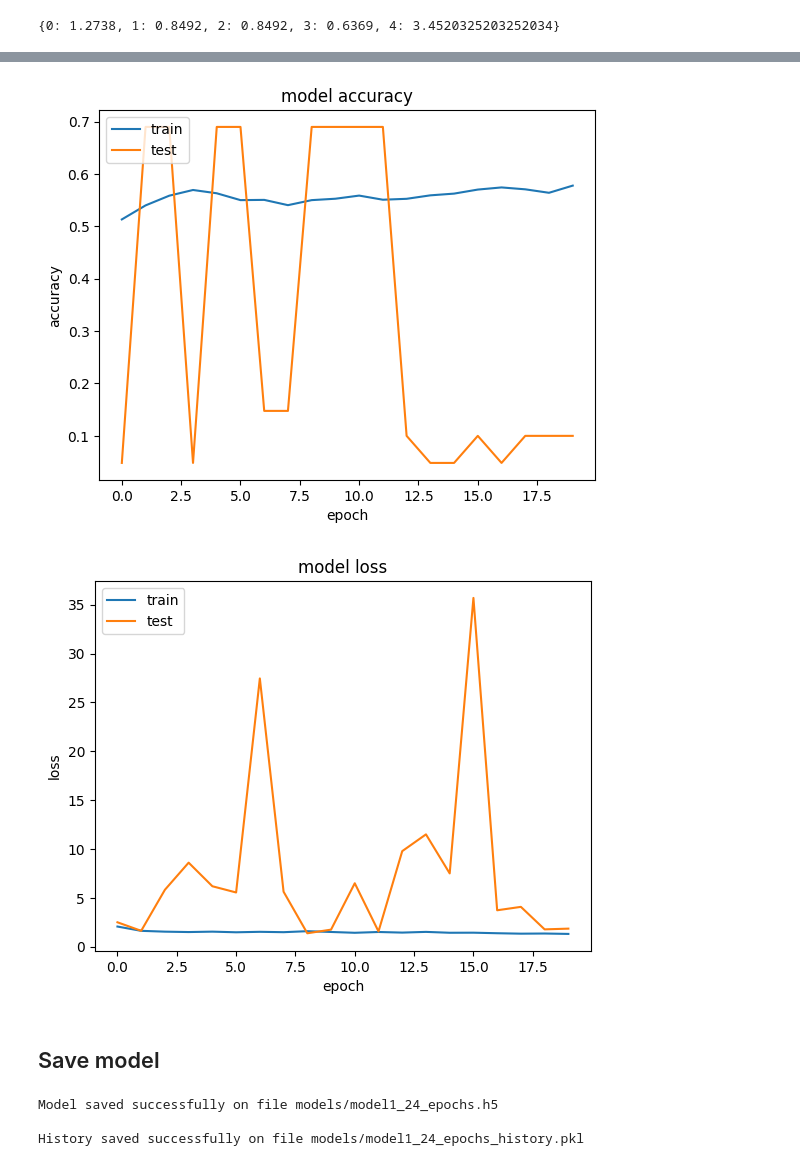
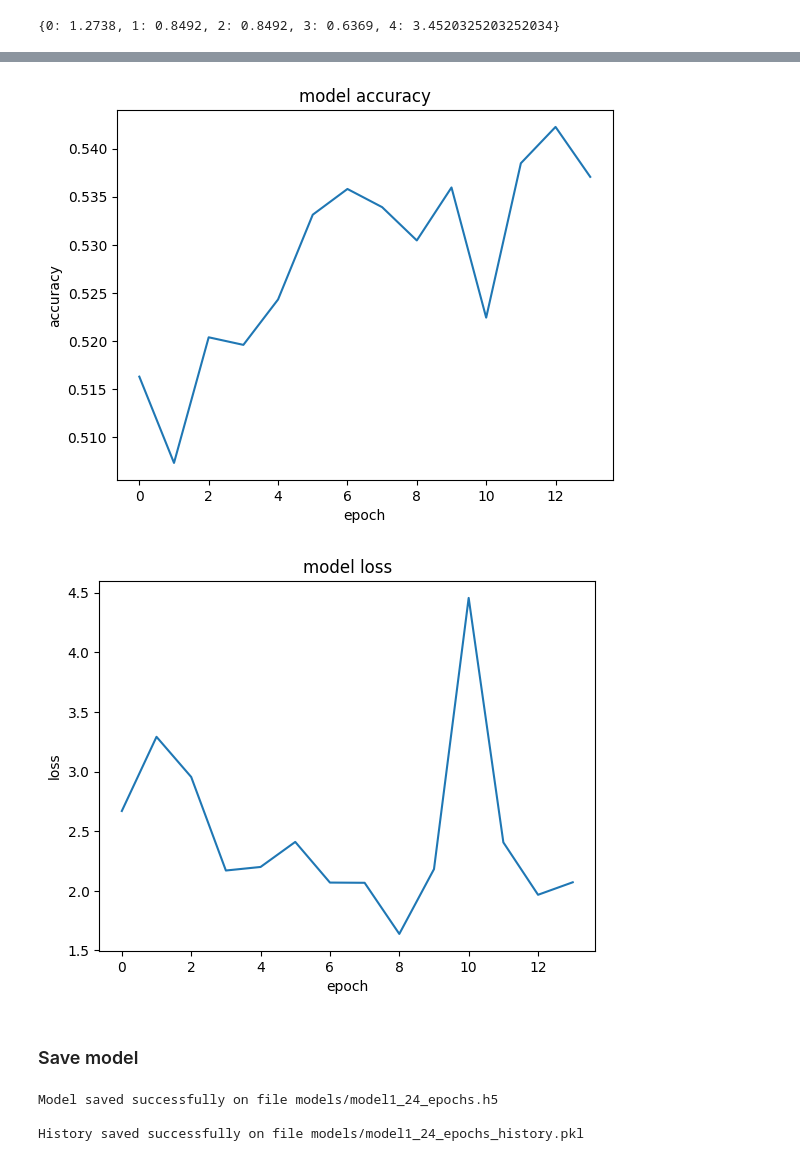
Before and after one commit to Gshuya/GymCarCNNClassifier, a Jupyter notebook: HW2.ipynb, the cells around one changed output, grey strips where cells are left out. Cells and saved outputs as stored; diff of their text form; code cells hidden in the pictures.

```diff
--- a/HW2.ipynb
+++ b/HW2.ipynb
@@ -119,11 +126,11 @@ plt.show()
 # %%
 
-def Net(input_shape, num_classes, regl2 = 0.01, lr=0.001):
+def ModelI(input_shape, num_classes, regl2 = 0.01, lr=0.001):
 
     model = Sequential()
 
     # C1 Convolutional Layer
-    model.add(Conv2D(filters=6, input_shape=input_shape, kernel_size=(5,5),\
+    model.add(Conv2D(filters=32, input_shape=input_shape, kernel_size=(5,5),\
                      strides=(1,1), padding='valid'))
     model.add(Activation('relu'))
     # Pooling
@@ -132,7 +139,7 @@ def Net(input_shape, num_classes, regl2 = 0.01, lr=0.001):
     model.add(BatchNormalization())
 
     # C2 Convolutional Layer
-    model.add(Conv2D(filters=16, kernel_size=(5,5), strides=(1,1), padding='valid'))
+    model.add(Conv2D(filters=64, kernel_size=(3,3), strides=(1,1), padding='valid'))
     model.add(Activation('relu'))
     # Pooling
     model.add(MaxPooling2D(pool_size=(2,2), strides=(2,2), padding='valid'))
@@ -144,8 +151,8 @@ def Net(input_shape, num_classes, regl2 = 0.01, lr=0.001):
 
     flatten_shape = (input_shape[0]*input_shape[1]*input_shape[2],)
 
-    # D1 Dense Layer
-    model.add(Dense(120, input_shape=flatten_shape, kernel_regularizer=regularizers.l2(regl2)))
+    # Dense Layer
+    model.add(Dense(128, input_shape=flatten_shape, kernel_regularizer=regularizers.l2(regl2)))
     model.add(Activation('relu'))
     # Dropout
     model.add(Dropout(0.4))
@@ -163,11 +170,11 @@ def Net(input_shape, num_classes, regl2 = 0.01, lr=0.001):
     return model
 
 # create the model
-model = Net(input_shape,num_classes)
-model.summary()
+model1 = ModelI(input_shape,num_classes)
+model1.summary()
 
 # define the callback
-callback = tf.keras.callbacks.EarlyStopping(monitor='loss',patience=3)
+callback1 = tf.keras.callbacks.EarlyStopping(monitor='loss',patience=5)
 
 # history of results (set to None when initializing a new mdoel)
 history = None
@@ -198,6 +223,7 @@ print(class_weight_dict)
 # %% [output]
 {0: 1.2738, 1: 0.8492, 2: 0.8492, 3: 0.6369, 4: 3.4520325203252034}
 # %%
+%%time
 steps_per_epoch=train_generator.n//train_generator.batch_size
 #val_steps=test_generator.n//test_generator.batch_size+1
 
@@ -206,16 +232,16 @@ epochs = 100  # sets number of epochs
 
 try:
     # Record the start time
-    start_time = time.time()
-    h = model.fit(train_generator, epochs=epochs, verbose=1,\
+    #start_time = time.time()
+    h = model1.fit(train_generator, epochs=epochs, verbose=1,\
                     steps_per_epoch=steps_per_epoch,\
                     #class_weight=class_weight_dict,\
-                    callbacks=[callback]
+                    callbacks=[callback1]
                     #validation_data=test_generator,\
                     #validation_steps=val_steps
                     )
     # Record the end time
-    end_time = time.time()
+    # end_time = time.time()
 except KeyboardInterrupt:
     pass
 
@@ -231,7 +257,7 @@ else:
 print("number of epochs trained: %d" %len(history['loss']))
 
 # Calculate and print the training time
-training_time = end_time - start_time
-print(f"Training time: {training_time} seconds")
+#training_time = end_time - start_time
+#print(f"Training time: {training_time} seconds")
 # %% [output]
 Epoch 1/100
@@ -257,25 +280,25 @@ Training time: 64.51114749908447 seconds
 # %%
 # summarize history for accuracy
 plt.plot(history['accuracy'])
-plt.plot(history['val_accuracy'])
+#plt.plot(history['val_accuracy'])
 plt.title('model accuracy')
 plt.ylabel('accuracy')
 plt.xlabel('epoch')
-plt.legend(['train', 'test'], loc='upper left')
+#plt.legend(['train', 'test'], loc='upper left')
 plt.show()
 # summarize history for loss
 plt.plot(history['loss'])
-plt.plot(history['val_loss'])
+#plt.plot(history['val_loss'])
 plt.title('model loss')
 plt.ylabel('loss')
 plt.xlabel('epoch')
-plt.legend(['train', 'test'], loc='upper left') #label of line
+#plt.legend(['train', 'test'], loc='upper left') #label of line
 plt.show()
 # %% [output]
-[figure, old version]
+[figure, new version]
-[figure, old version]
+[figure, new version]
 # %% [markdown]
-## Save model
+### Save model
 # %%
 models_dir = 'models'
 modelname = 'model1_%d_epochs' %len(history['loss'])
```
Also changed, not shown: parts of 17 cells of this notebook.
